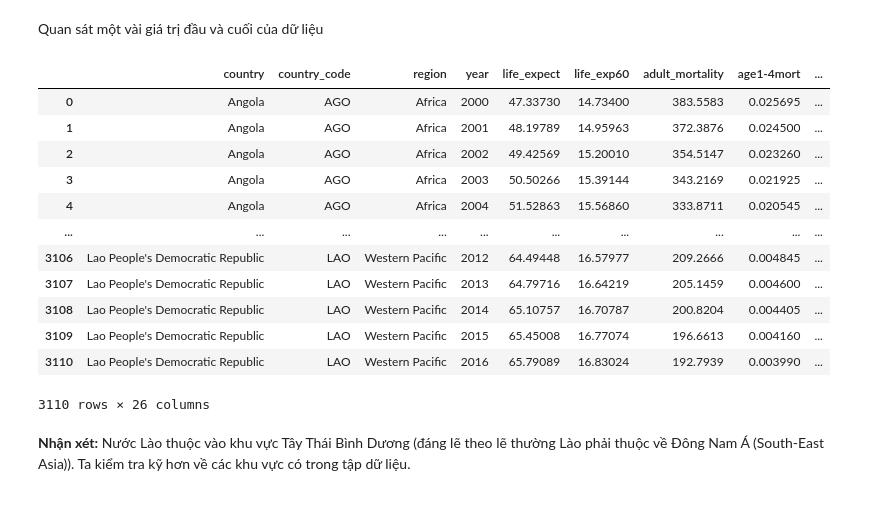
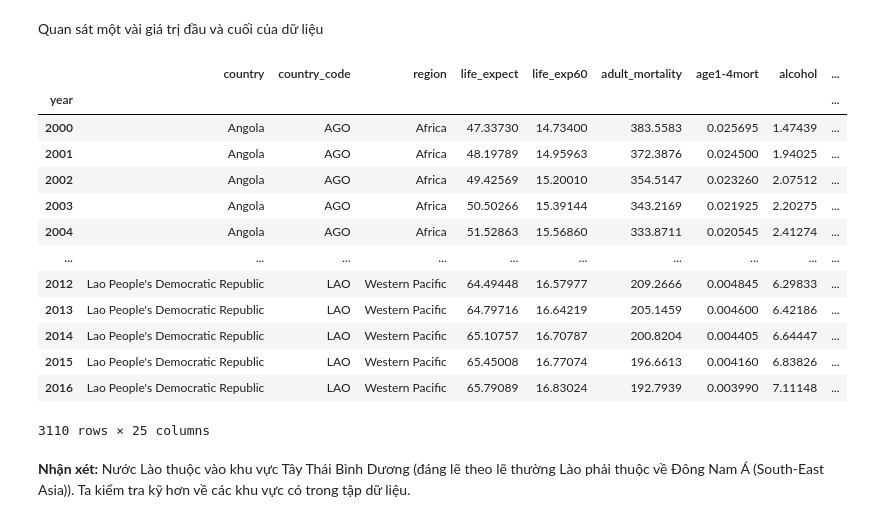
Before and after one commit to tronglocbrvt/FinalProject-P4DS, a Jupyter notebook: 18120197_19120068.ipynb, the cells around one changed output. Cells and saved outputs as stored; diff of their text form; code cells hidden in the pictures.

```diff
--- a/18120197_19120068.ipynb
+++ b/18120197_19120068.ipynb
@@ -532,21 +532,22 @@ life_exp_pro_df.shape
 # %% [markdown]
 Quan sát một vài giá trị đầu và cuối của dữ liệu
 # %%
-life_exp_pro_df
+life_exp_pro_df.set_index('year')
 # %% [output]
-|  | country | country_code | region | year | life_expect | life_exp60 | adult_mortality | age1-4mort | ... |
-| 0 | Angola | AGO | Africa | 2000 | 47.33730 | 14.73400 | 383.5583 | 0.025695 | ... |
-| 1 | Angola | AGO | Africa | 2001 | 48.19789 | 14.95963 | 372.3876 | 0.024500 | ... |
-| 2 | Angola | AGO | Africa | 2002 | 49.42569 | 15.20010 | 354.5147 | 0.023260 | ... |
-| 3 | Angola | AGO | Africa | 2003 | 50.50266 | 15.39144 | 343.2169 | 0.021925 | ... |
-| 4 | Angola | AGO | Africa | 2004 | 51.52863 | 15.56860 | 333.8711 | 0.020545 | ... |
+|  | country | country_code | region | life_expect | life_exp60 | adult_mortality | age1-4mort | alcohol | ... |
+| year |  |  |  |  |  |  |  |  | ... |
+| 2000 | Angola | AGO | Africa | 47.33730 | 14.73400 | 383.5583 | 0.025695 | 1.47439 | ... |
+| 2001 | Angola | AGO | Africa | 48.19789 | 14.95963 | 372.3876 | 0.024500 | 1.94025 | ... |
+| 2002 | Angola | AGO | Africa | 49.42569 | 15.20010 | 354.5147 | 0.023260 | 2.07512 | ... |
+| 2003 | Angola | AGO | Africa | 50.50266 | 15.39144 | 343.2169 | 0.021925 | 2.20275 | ... |
+| 2004 | Angola | AGO | Africa | 51.52863 | 15.56860 | 333.8711 | 0.020545 | 2.41274 | ... |
 | ... | ... | ... | ... | ... | ... | ... | ... | ... | ... |
-| 3106 | Lao People's Democratic Republic | LAO | Western Pacific | 2012 | 64.49448 | 16.57977 | 209.2666 | 0.004845 | ... |
-| 3107 | Lao People's Democratic Republic | LAO | Western Pacific | 2013 | 64.79716 | 16.64219 | 205.1459 | 0.004600 | ... |
-| 3108 | Lao People's Democratic Republic | LAO | Western Pacific | 2014 | 65.10757 | 16.70787 | 200.8204 | 0.004405 | ... |
-| 3109 | Lao People's Democratic Republic | LAO | Western Pacific | 2015 | 65.45008 | 16.77074 | 196.6613 | 0.004160 | ... |
-| 3110 | Lao People's Democratic Republic | LAO | Western Pacific | 2016 | 65.79089 | 16.83024 | 192.7939 | 0.003990 | ... |
+| 2012 | Lao People's Democratic Republic | LAO | Western Pacific | 64.49448 | 16.57977 | 209.2666 | 0.004845 | 6.29833 | ... |
+| 2013 | Lao People's Democratic Republic | LAO | Western Pacific | 64.79716 | 16.64219 | 205.1459 | 0.004600 | 6.42186 | ... |
+| 2014 | Lao People's Democratic Republic | LAO | Western Pacific | 65.10757 | 16.70787 | 200.8204 | 0.004405 | 6.64447 | ... |
+| 2015 | Lao People's Democratic Republic | LAO | Western Pacific | 65.45008 | 16.77074 | 196.6613 | 0.004160 | 6.83826 | ... |
+| 2016 | Lao People's Democratic Republic | LAO | Western Pacific | 65.79089 | 16.83024 | 192.7939 | 0.003990 | 7.11148 | ... |
-3110 rows × 26 columns
+3110 rows × 25 columns
 # %% [markdown]
 **Nhận xét:** Nước Lào thuộc vào khu vực Tây Thái Bình Dương (đáng lẽ theo lẽ thường Lào phải thuộc về Đông Nam Á (South-East Asia)). Ta kiểm tra kỹ hơn về các khu vực có trong tập dữ liệu.
 # %% [markdown]
```
Also changed, not shown: parts of 38 cells of this notebook.
